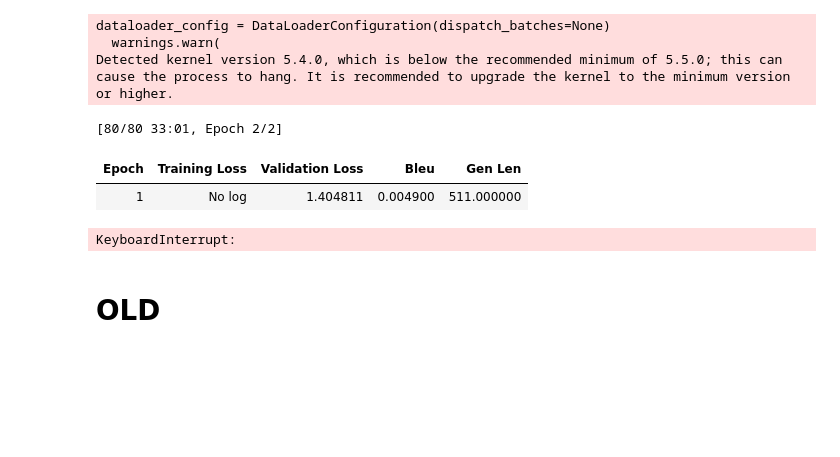
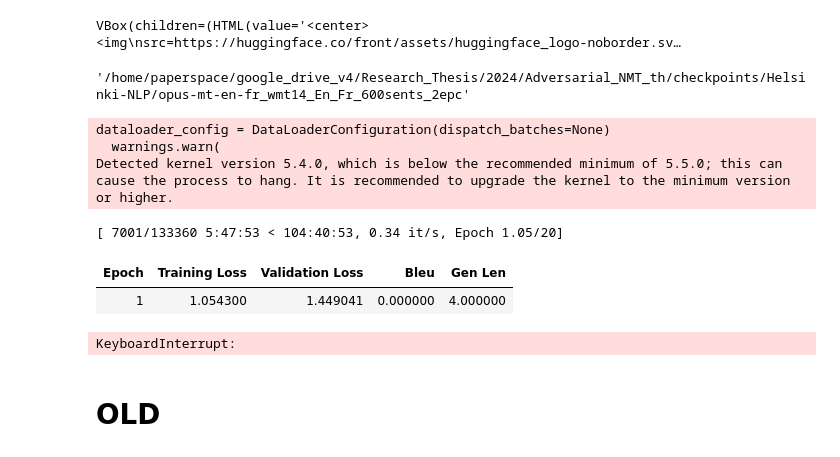
Before and after one commit to srspratti/Adversarial_NMT_th, a Jupyter notebook: finetune_marianmt.ipynb, the cells around one changed output. Saved outputs shown, nothing was run; the diff lists cells and outputs as text; code cells hidden in the pictures; blank space fills up the shorter version.

Commit message:
Marian MT workingOn 1mil 20 epochs

```diff
--- a/finetune_marianmt.ipynb
+++ b/finetune_marianmt.ipynb
@@ -89,23 +72,4 @@ def preprocess_old(examples):
     return model_inputs
-# %%
-def preprocess(examples, tokenizer):
-    prefix = ">>fr<<"
-    src = "en"  # source language
-    trg = "fr"  # target language
-
-    en_texts = [prefix + example[src] for example in examples['translation']]
-    fr_texts = [example[trg] for example in examples['translation']]
-
-    # Tokenize the English texts
-    model_inputs = tokenizer(en_texts, padding='max_length', max_length=128, truncation=True)
-
-    # Tokenize the French texts separately to create the labels
-    with tokenizer.as_target_tokenizer():
-        labels = tokenizer(fr_texts, padding='max_length', max_length=128, truncation=True)["input_ids"]
-
-    # Set labels in model_inputs
-    model_inputs["labels"] = labels
-    return model_inputs
 # %%
 tokenized_train_datasets = train_dataset.map(preprocess, batched=True, fn_kwargs={'tokenizer': tokenizer})
 tokenized_valid_datasets = valid_dataset.map(preprocess, batched=True, fn_kwargs={'tokenizer': tokenizer})
@@ -136,11 +76,0 @@ VBox(children=(HTML(value='<center> <img\nsrc=https://huggingface.co/front/asset
-# %%
-import os
-getpwd = os.getcwd()
-src = "en"  # source language
-trg = "fr"  # target language
-
-checkpoint_name = f"Helsinki-NLP/opus-mt-{src}-{trg}"
-
-# model_output_name = checkpoint_name + "_wmt14_En_Fr_1million_20epochs"
-model_output_name = checkpoint_name + "_wmt14_En_Fr_600sents_2epc"
-output_dir = os.path.join(getpwd, "checkpoints", model_output_name)
@@ -189,37 +118,59 @@ def compute_metrics(eval_preds):
+# %%
+from huggingface_hub import notebook_login
+
+notebook_login()
+# %% [output]
+VBox(children=(HTML(value='<center> <img\nsrc=https://huggingface.co/front/assets/huggingface_logo-noborder.sv…
+# %%
+import os
+getpwd = os.getcwd()
+# src = "en"  # source language
+# trg = "fr"  # target language
+
+# checkpoint_name = f"Helsinki-NLP/opus-mt-{src}-{trg}"
+
+model_output_name = checkpoint_name + "_wmt14_En_Fr_1million_20epochs_v2"
+# model_output_name = checkpoint_name + "_wmt14_En_Fr_600sents_2epc"
+output_dir = os.path.join(getpwd, "checkpoints", model_output_name)
+# %%
+# model_output_name
+output_dir
+# %% [output]
+'/home/paperspace/google_drive_v4/Research_Thesis/2024/Adversarial_NMT_th/checkpoints/Helsinki-NLP/opus-mt-en-fr_wmt14_En_Fr_600sents_2epc'
 # %%
 training_args = Seq2SeqTrainingArguments(
     # output_dir="/workspace/2024/Adversarial_NMT_th/checkpoints/T5_wmt14_En_Fr_1million",
     output_dir=output_dir,
     evaluation_strategy="epoch",
-    learning_rate=1e-3,
+    learning_rate=2e-3,
     per_device_train_batch_size=15,
     per_device_eval_batch_size=15,
     weight_decay=0.01,
     save_total_limit=3,
     num_train_epochs=20,
     predict_with_generate=True,
     fp16=True,
     push_to_hub=True,
 )
 
 trainer = Seq2SeqTrainer(
     model=model,
     args=training_args,
     train_dataset=tokenized_train_datasets,
     eval_dataset=tokenized_valid_datasets,
     tokenizer=tokenizer,
     data_collator=data_collator,
     compute_metrics=compute_metrics,
 )
 
 trainer.train()
 # %% [output]
 dataloader_config = DataLoaderConfiguration(dispatch_batches=None)
   warnings.warn(
 Detected kernel version 5.4.0, which is below the recommended minimum of 5.5.0; this can cause the process to hang. It is recommended to upgrade the kernel to the minimum version or higher.
-[80/80 33:01, Epoch 2/2]
+[ 7001/133360 5:47:53 < 104:40:53, 0.34 it/s, Epoch 1.05/20]
 | Epoch | Training Loss | Validation Loss | Bleu | Gen Len |
-| 1 | No log | 1.404811 | 0.004900 | 511.000000 |
+| 1 | 1.054300 | 1.449041 | 0.000000 | 4.000000 |
 KeyboardInterrupt:
 # %%
 trainer.save_model(output_dir)
```
Also changed, not shown: parts of 10 cells of this notebook, 3 other files.
